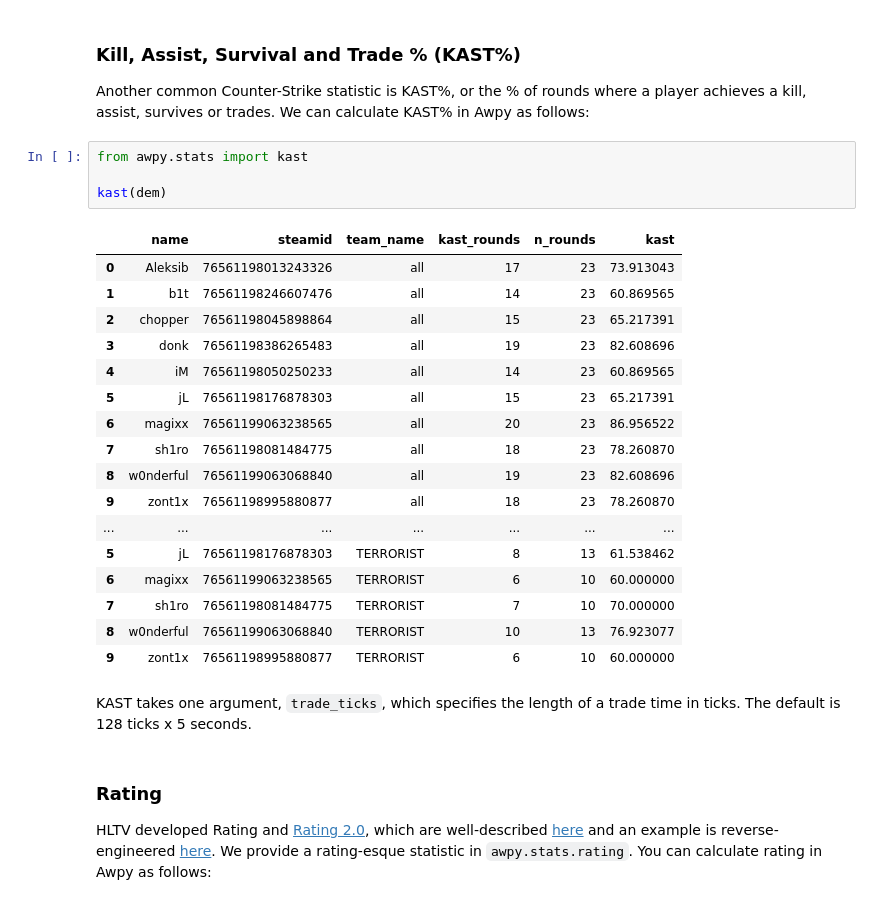
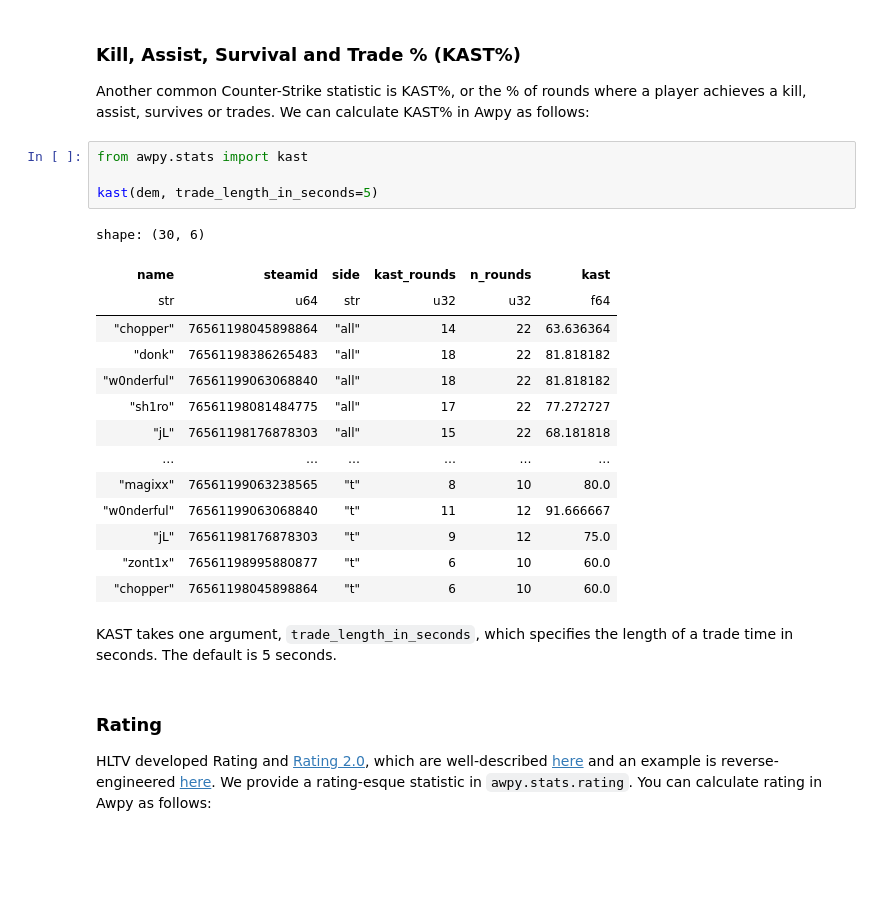
Before and after one commit to pnxenopoulos/awpy, a Jupyter notebook: docs/examples/demo_stats.ipynb, the cells around one changed output. Drawn from its saved outputs; the diff is of its cells as text; blank space fills up the shorter version.

```diff
--- a/docs/examples/demo_stats.ipynb
+++ b/docs/examples/demo_stats.ipynb
@@ -42,27 +39,24 @@ Another common Counter-Strike statistic is KAST%, or the % of rounds where a pla
 # %%
 from awpy.stats import kast
 
-kast(dem)
+kast(dem, trade_length_in_seconds=5)
 # %% [output]
+shape: (30, 6)
-|  | name | steamid | team_name | kast_rounds | n_rounds | kast |
-| 0 | Aleksib | 76561198013243326 | all | 17 | 23 | 73.913043 |
-| 1 | b1t | 76561198246607476 | all | 14 | 23 | 60.869565 |
-| 2 | chopper | 76561198045898864 | all | 15 | 23 | 65.217391 |
-| 3 | donk | 76561198386265483 | all | 19 | 23 | 82.608696 |
-| 4 | iM | 76561198050250233 | all | 14 | 23 | 60.869565 |
-| 5 | jL | 76561198176878303 | all | 15 | 23 | 65.217391 |
-| 6 | magixx | 76561199063238565 | all | 20 | 23 | 86.956522 |
-| 7 | sh1ro | 76561198081484775 | all | 18 | 23 | 78.260870 |
-| 8 | w0nderful | 76561199063068840 | all | 19 | 23 | 82.608696 |
-| 9 | zont1x | 76561198995880877 | all | 18 | 23 | 78.260870 |
-| ... | ... | ... | ... | ... | ... | ... |
-| 5 | jL | 76561198176878303 | TERRORIST | 8 | 13 | 61.538462 |
-| 6 | magixx | 76561199063238565 | TERRORIST | 6 | 10 | 60.000000 |
-| 7 | sh1ro | 76561198081484775 | TERRORIST | 7 | 10 | 70.000000 |
-| 8 | w0nderful | 76561199063068840 | TERRORIST | 10 | 13 | 76.923077 |
-| 9 | zont1x | 76561198995880877 | TERRORIST | 6 | 10 | 60.000000 |
+| name | steamid | side | kast_rounds | n_rounds | kast |
+| str | u64 | str | u32 | u32 | f64 |
+| "chopper" | 76561198045898864 | "all" | 14 | 22 | 63.636364 |
+| "donk" | 76561198386265483 | "all" | 18 | 22 | 81.818182 |
+| "w0nderful" | 76561199063068840 | "all" | 18 | 22 | 81.818182 |
+| "sh1ro" | 76561198081484775 | "all" | 17 | 22 | 77.272727 |
+| "jL" | 76561198176878303 | "all" | 15 | 22 | 68.181818 |
+| … | … | … | … | … | … |
+| "magixx" | 76561199063238565 | "t" | 8 | 10 | 80.0 |
+| "w0nderful" | 76561199063068840 | "t" | 11 | 12 | 91.666667 |
+| "jL" | 76561198176878303 | "t" | 9 | 12 | 75.0 |
+| "zont1x" | 76561198995880877 | "t" | 6 | 10 | 60.0 |
+| "chopper" | 76561198045898864 | "t" | 6 | 10 | 60.0 |
 # %% [markdown]
-KAST takes one argument, `trade_ticks`, which specifies the length of a trade time in ticks. The default is 128 ticks x 5 seconds.
+KAST takes one argument, `trade_length_in_seconds`, which specifies the length of a trade time in seconds. The default is 5 seconds.
 # %% [markdown]
 ### Rating
 
```
Also changed, not shown: parts of 4 cells of this notebook, 14 other files.
